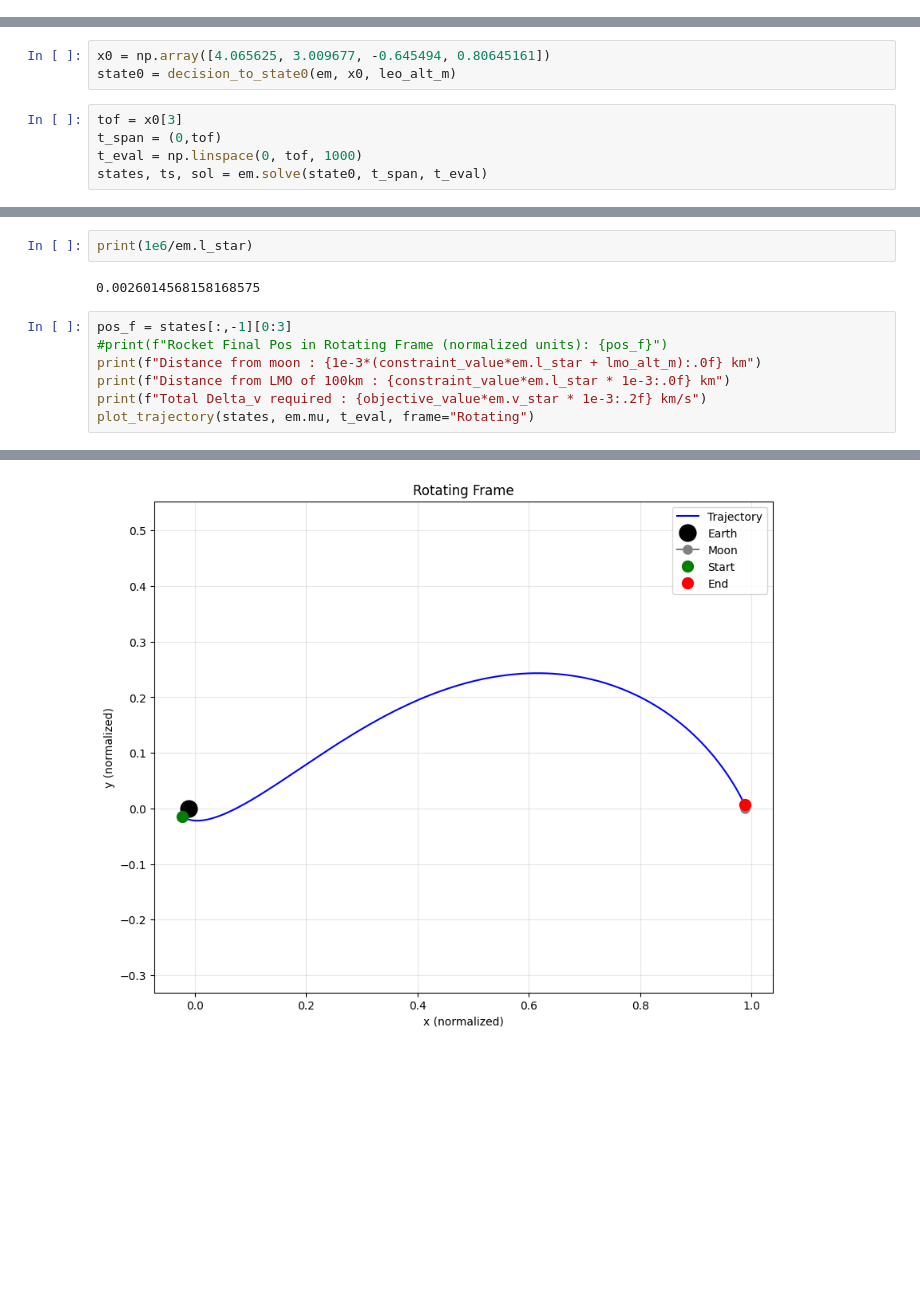
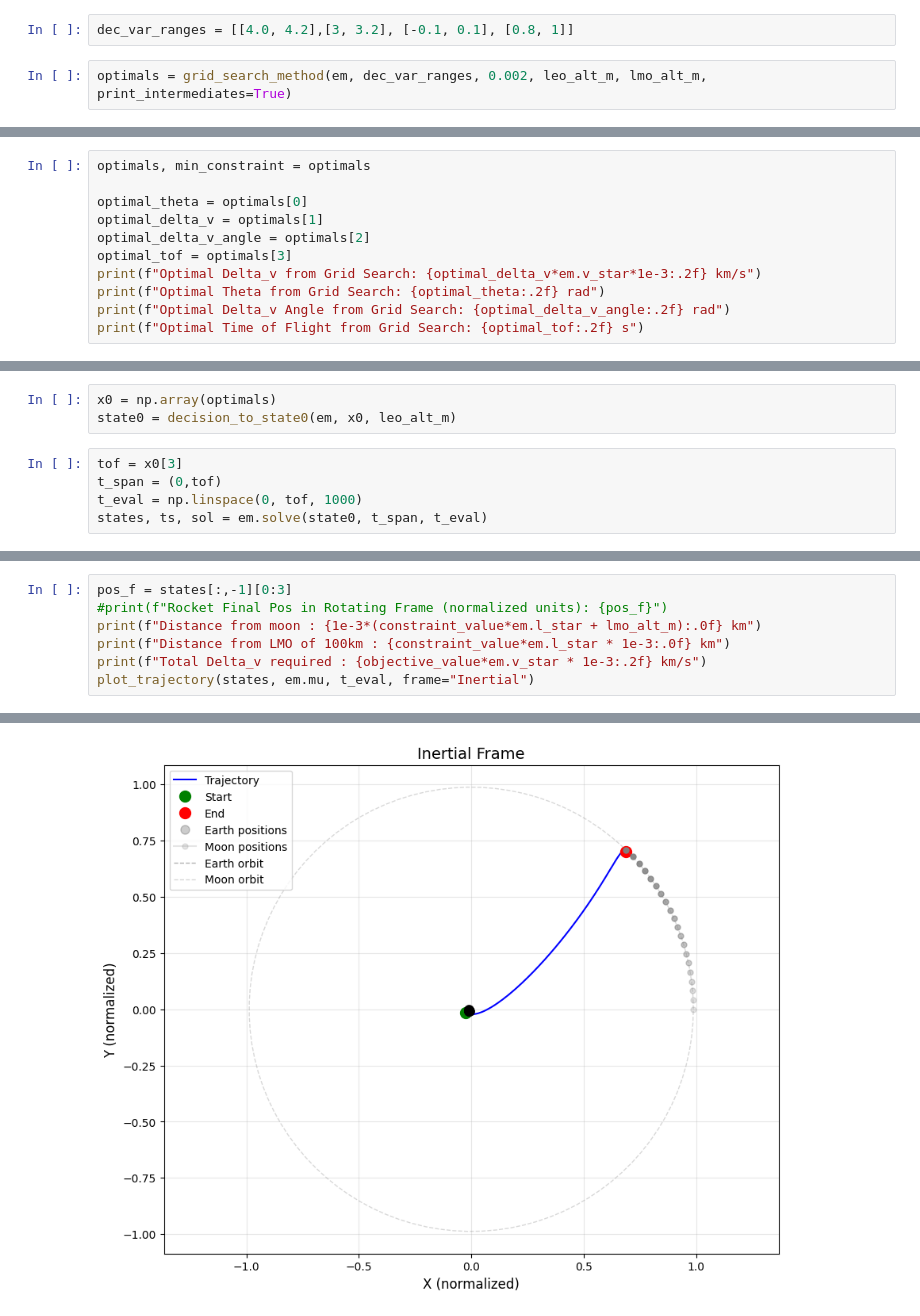
Before and after one commit to samcoulthurst/TrajectoryOptimizer, a Jupyter notebook: notebooks/main.ipynb, the cells around one changed output, grey strips where cells are left out. Cells and saved outputs as stored; diff of their text form; blank space fills up the shorter version.

Commit message:
Updates to Grid search functionality

```diff
--- a/notebooks/main.ipynb
+++ b/notebooks/main.ipynb
@@ -32,0 +49,4 @@ lmo_alt_m=100e3
+# %%
+dec_var_ranges = [[4.0, 4.2],[3, 3.2], [-0.1, 0.1], [0.8, 1]]
+# %%
+optimals = grid_search_method(em, dec_var_ranges, 0.002, leo_alt_m, lmo_alt_m, print_intermediates=True)
@@ -32,0 +73,11 @@ lmo_alt_m=100e3
+# %%
+optimals, min_constraint = optimals
+
+optimal_theta = optimals[0]
+optimal_delta_v = optimals[1]
+optimal_delta_v_angle = optimals[2]
+optimal_tof = optimals[3]
+print(f"Optimal Delta_v from Grid Search: {optimal_delta_v*em.v_star*1e-3:.2f} km/s")
+print(f"Optimal Theta from Grid Search: {optimal_theta:.2f} rad")
+print(f"Optimal Delta_v Angle from Grid Search: {optimal_delta_v_angle:.2f} rad")
+print(f"Optimal Time of Flight from Grid Search: {optimal_tof:.2f} s")
@@ -33,5 +89,5 @@ lmo_alt_m=100e3
 # %%
-x0 = np.array([4.065625, 3.009677, -0.645494, 0.80645161])
+x0 = np.array(optimals)
 state0 = decision_to_state0(em, x0, leo_alt_m)
 # %%
 tof = x0[3]
@@ -46,12 +102,8 @@ print(constraint_value, objective_value)
-# %%
-print(1e6/em.l_star)
-# %% [output]
-0.0026014568158168575
 # %%
 pos_f = states[:,-1][0:3]
 #print(f"Rocket Final Pos in Rotating Frame (normalized units): {pos_f}")
 print(f"Distance from moon : {1e-3*(constraint_value*em.l_star + lmo_alt_m):.0f} km")
 print(f"Distance from LMO of 100km : {constraint_value*em.l_star * 1e-3:.0f} km")
 print(f"Total Delta_v required : {objective_value*em.v_star * 1e-3:.2f} km/s")
-plot_trajectory(states, em.mu, t_eval, frame="Rotating")
+plot_trajectory(states, em.mu, t_eval, frame="Inertial")
 # %% [output]
@@ -61 +113 @@ Total Delta_v required : 4.37 km/s
-[figure, old version]
+[figure, new version]
```
Also changed, not shown: parts of 13 cells of this notebook, 1 other file.
